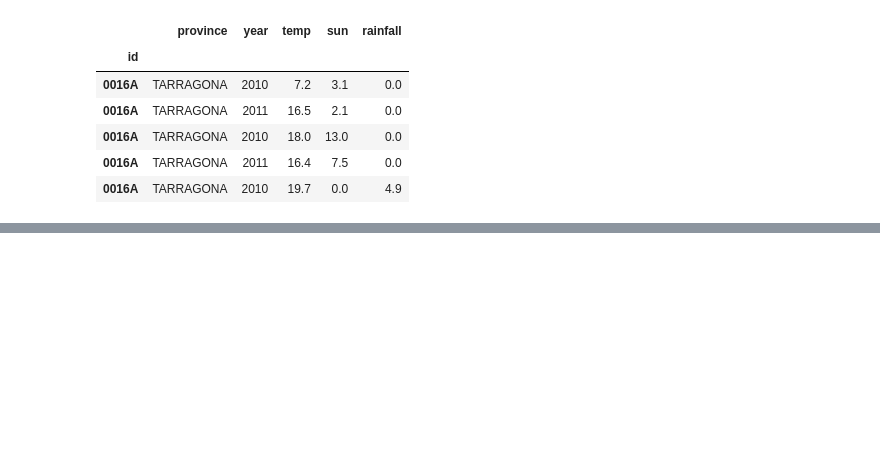
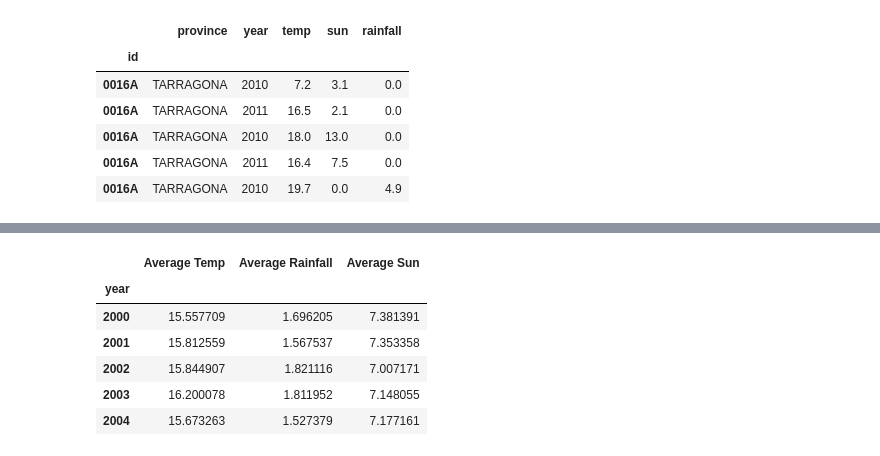
Before and after one commit to csick52/Wine-Repo, a Jupyter notebook: ETL Weather Data.ipynb, the cells around one changed output, grey strips where cells are left out. Cells and saved outputs as stored; diff of their text form; code cells hidden in the pictures; blank space fills up the shorter version.

Commit message:
grouped by year

```diff
--- a/ETL Weather Data.ipynb
+++ b/ETL Weather Data.ipynb
@@ -289,0 +314,16 @@ weather3_df.head()
+# %%
+temp1_avg = noip1.groupby(["year"]).mean()["temp"].rename("Average Temp")
+rain1_avg = noip1.groupby(["year"]).mean()["rainfall"].rename("Average Rainfall")
+sun1_avg = noip1.groupby(["year"]).mean()["sun"].rename("Average Sun")
+
+year1_df = pd.DataFrame({"Average Temp":temp1_avg, "Average Rainfall":rain1_avg, "Average Sun":sun1_avg})
+
+year1_df.head()
+# %% [output]
+|  | Average Temp | Average Rainfall | Average Sun |
+| year |  |  |  |
+| 2000 | 15.557709 | 1.696205 | 7.381391 |
+| 2001 | 15.812559 | 1.567537 | 7.353358 |
+| 2002 | 15.844907 | 1.821116 | 7.007171 |
+| 2003 | 16.200078 | 1.811952 | 7.148055 |
+| 2004 | 15.673263 | 1.527379 | 7.177161 |
```
Also changed, not shown: parts of 8 cells of this notebook.
